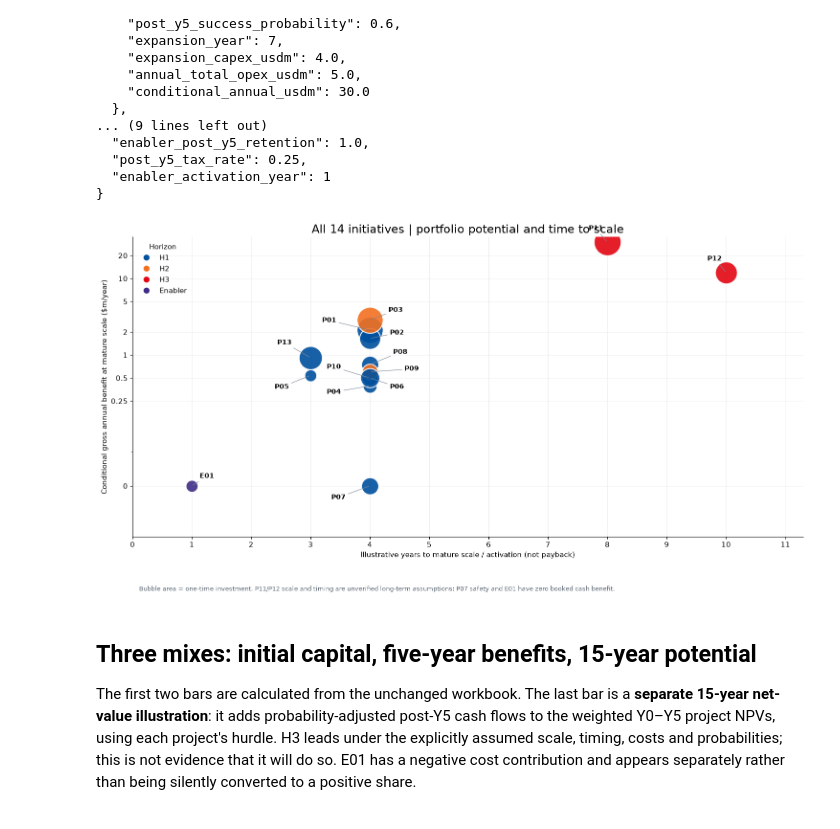
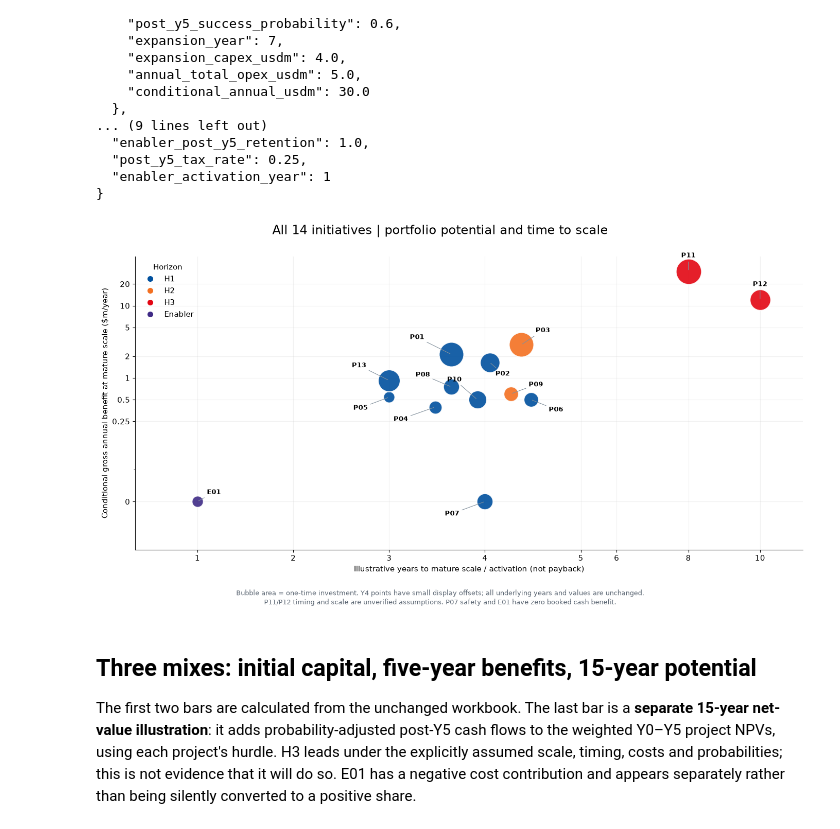
Before and after one commit to Xenodion/ai-transformations-navy, a Jupyter notebook: work/projects/portfolio_charts.ipynb, the cells around one changed output. Cells and saved outputs as stored; diff of their text form; code cells hidden in the pictures.

```diff
--- a/work/projects/portfolio_charts.ipynb
+++ b/work/projects/portfolio_charts.ipynb
@@ -115,42 +116,67 @@ print(json.dumps(LONG_TERM,indent=2))
 # %%
 # Same chart for all 14 initiatives. Both axes are timing/value-at-scale concepts,
 # never payback. H3 points are explicit long-term *conditional* hypotheses.
 for r in records:
     ident=r['id']
     if ident in ('P11','P12'):
         r['maturity_year']=LONG_TERM[ident]['maturity_year']
         r['mature_gross']=LONG_TERM[ident]['conditional_annual_usdm']*r['include']
     elif ident == 'E01':
         r['maturity_year']=LONG_TERM['enabler_activation_year'];r['mature_gross']=0.0
     else:
         r['maturity_year']=next((y for y,x in enumerate(r['ramp'],1) if x>=1),5)
         r['mature_gross']=r['annual']
 
-fig, ax=plt.subplots(figsize=(15,8))
-offsets={'P01':(-72,12),'P02':(30,6),'P03':(28,12),'P04':(-65,-12),
-         'P05':(-54,-20),'P06':(30,-16),'P07':(-58,-20),'P08':(35,16),
-         'P09':(52,2),'P10':(-65,14),'P11':(-28,18),'P12':(-28,18),
-         'P13':(-50,20),'E01':(12,12)}
+# Presentation offsets only: the maturity years in records and financial data stay intact.
+# Several model ramps reach full scale in Y4, so a small horizontal beeswarm reveals
+# every bubble. The nonlinear axis gives the busy first five years more room.
+display_shift={'P01':-.35,'P02':.05,'P03':.38,'P04':-.52,
+               'P06':.48,'P08':-.35,'P09':.27,'P10':-.08}
+label_offsets={'P01':(-48,24),'P02':(18,-16),'P03':(30,20),
+               'P04':(-48,-17),'P05':(-40,-15),'P06':(35,-14),
+               'P07':(-46,-17),'P08':(-40,17),'P09':(35,13),
+               'P10':(-32,28),'P11':(0,22),'P12':(0,22),
+               'P13':(-42,21),'E01':(23,13)}
+fig,ax=plt.subplots(figsize=(15,7.7))
 for r in records:
     if not r['include']: continue
-    x,y=r['maturity_year'],r['mature_gross']
-    ax.scatter(x,y,s=max(40,r['investment']*1100),c=palette[r['horizon']],edgecolors='white',linewidths=1.5,alpha=.90,zorder=3)
-    ax.annotate(r['id'],(x,y),xytext=offsets[r['id']],textcoords='offset points',fontweight='bold',fontsize=10,
-                arrowprops={'arrowstyle':'-','color':'#7c8996','lw':.8},zorder=4)
+    x=r['maturity_year']+display_shift.get(r['id'],0)
+    y=r['mature_gross']
+    ax.scatter(x,y,s=max(40,r['investment']*850),c=palette[r['horizon']],
+               edgecolors='white',linewidths=1.4,alpha=.90,zorder=3)
+    ax.annotate(r['id'],(x,y),xytext=label_offsets[r['id']],
+                textcoords='offset points',ha='center',va='center',
+                fontweight='bold',fontsize=9.5,
+                arrowprops={'arrowstyle':'-','color':'#82909c','lw':.8},zorder=4)
+
+def time_display(year):
+    year=np.asarray(year)
+    return np.where(year<=5,year*1.55,7.75+(year-5)*.58)
+
+def time_inverse(position):
+    position=np.asarray(position)
+    return np.where(position<=7.75,position/1.55,5+(position-7.75)/.58)
+
+ax.set_xscale('function',functions=(time_display,time_inverse))
 ax.set_yscale('symlog',linthresh=.25)
-ax.set(xlim=(0,11.3),ylim=(-.15,35),xticks=range(0,12),yticks=[0,.25,.5,1,2,5,10,20],
+ax.set(xlim=(.35,11.2),ylim=(-.15,48),
        xlabel='Illustrative years to mature scale / activation (not payback)',
-       ylabel='Conditional gross annual benefit at mature scale ($m/year)',
-       title='All 14 initiatives | portfolio potential and time to scale')
-ax.set_yticklabels(['0','0.25','0.5','1','2','5','10','20'])
-ax.grid(alpha=.18)
-handles=[Line2D([0],[0],marker='o',color='w',markerfacecolor=palette[h],markersize=10,label=h) for h in palette]
+       ylabel='Conditional gross annual benefit at mature scale ($m/year)')
+ax.set_xticks([1,2,3,4,5,6,8,10],['1','2','3','4','5','6','8','10'])
+ax.set_yticks([0,.25,.5,1,2,5,10,20],['0','0.25','0.5','1','2','5','10','20'])
+ax.grid(alpha=.17)
+handles=[Line2D([0],[0],marker='o',color='w',markerfacecolor=palette[h],
+                markersize=9,label=h) for h in palette]
 ax.legend(handles=handles,title='Horizon',loc='upper left',frameon=False)
-ax.text(.01,-.18,'Bubble area = one-time investment. P11/P12 scale and timing are unverified long-term assumptions; '
-        'P07 safety and E01 have zero booked cash benefit.',transform=ax.transAxes,fontsize=9,color='#5B6673')
-fig.tight_layout();export(fig,'notebook_portfolio_bubble')
+fig.suptitle('All 14 initiatives | portfolio potential and time to scale',fontsize=17,y=.98)
+fig.text(.5,.045,'Bubble area = one-time investment. Y4 points have small display offsets; all underlying years and values are unchanged.',
+         ha='center',fontsize=9,color='#5B6673')
+fig.text(.5,.022,'P11/P12 timing and scale are unverified assumptions. P07 safety and E01 have zero booked cash benefit.',
+         ha='center',fontsize=9,color='#5B6673')
+fig.subplots_adjust(top=.90,bottom=.16,left=.105,right=.97)
+export(fig,'notebook_portfolio_bubble')
 # %% [output]
-[figure, old version]
+[figure, new version]
 # %% [markdown]
 ## Three mixes: initial capital, five-year benefits, 15-year potential
 
```
Also changed, not shown: parts of 3 cells of this notebook, 7 other files.
